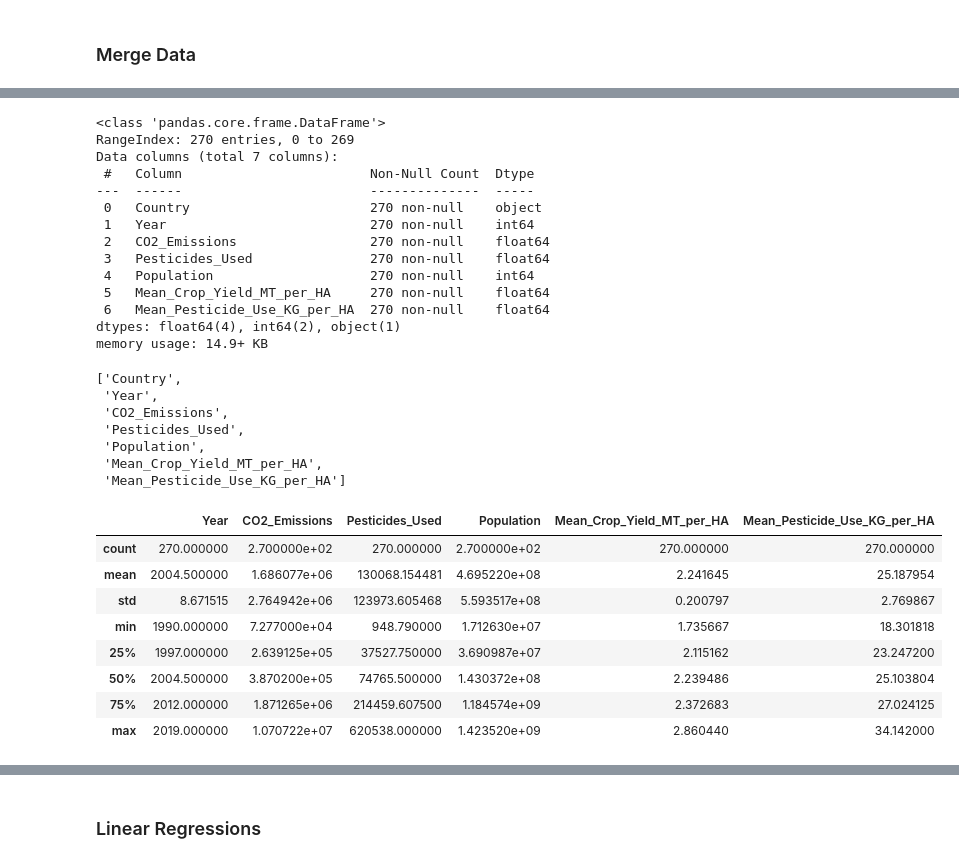
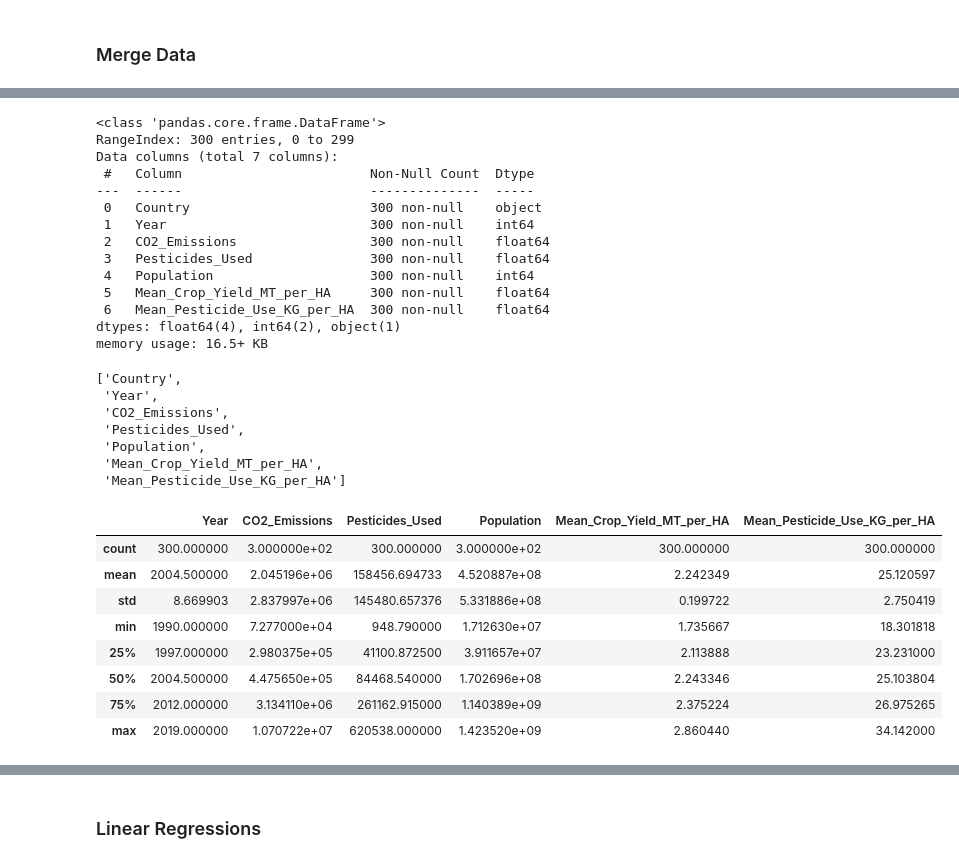
Before and after one commit to EdGonz44/Project-3, a Jupyter notebook: jenny-folder/code-jj2.ipynb, the cells around one changed output, grey strips where cells are left out. Saved outputs shown, nothing was run; the diff lists cells and outputs as text; code cells hidden in the pictures.

```diff
--- a/jenny-folder/code-jj2.ipynb
+++ b/jenny-folder/code-jj2.ipynb
@@ -112,7 +108,8 @@ cc_impact_on_ag_df = pd.read_csv('Resources/climate_change_impact_on_agriculture
 cc_impact_on_ag_df = cc_impact_on_ag_df[['Year', 'Country', 'Crop_Yield_MT_per_HA', 'Pesticide_Use_KG_per_HA']]
 cc_impact_grouped = cc_impact_on_ag_df.groupby(['Country', 'Year']).mean().reset_index()
 cc_impact_grouped.columns = ['Country', 'Year', 'Mean_Crop_Yield_MT_per_HA', 'Mean_Pesticide_Use_KG_per_HA']
-cc_impact_grouped.head()
+cc_impact_grouped['Country'] = cc_impact_grouped['Country'].replace('USA', 'United States')
+cc_impact_grouped
 # %% [output]
 |  | Country | Year | Mean_Crop_Yield_MT_per_HA | Mean_Pesticide_Use_KG_per_HA |
 | 0 | Argentina | 1990 | 2.400480 | 26.308400 |
@@ -213,19 +227,19 @@ Name: count, dtype: int64
 merged_df.info()
 # %% [output]
 <class 'pandas.core.frame.DataFrame'>
-RangeIndex: 270 entries, 0 to 269
+RangeIndex: 300 entries, 0 to 299
 Data columns (total 7 columns):
  #   Column                        Non-Null Count  Dtype
 ---  ------                        --------------  -----
- 0   Country                       270 non-null    object
- 1   Year                          270 non-null    int64
- 2   CO2_Emissions                 270 non-null    float64
- 3   Pesticides_Used               270 non-null    float64
- 4   Population                    270 non-null    int64
- 5   Mean_Crop_Yield_MT_per_HA     270 non-null    float64
- 6   Mean_Pesticide_Use_KG_per_HA  270 non-null    float64
+ 0   Country                       300 non-null    object
+ 1   Year                          300 non-null    int64
+ 2   CO2_Emissions                 300 non-null    float64
+ 3   Pesticides_Used               300 non-null    float64
+ 4   Population                    300 non-null    int64
+ 5   Mean_Crop_Yield_MT_per_HA     300 non-null    float64
+ 6   Mean_Pesticide_Use_KG_per_HA  300 non-null    float64
 dtypes: float64(4), int64(2), object(1)
-memory usage: 14.9+ KB
+memory usage: 16.5+ KB
 # %%
 merged_cols = merged_df.columns.tolist()
 merged_cols
@@ -239,14 +253,15 @@ merged_cols
  'Mean_Pesticide_Use_KG_per_HA']
 # %%
 # check stats
-merged_df.describe()
+stats_df = merged_df.describe()
+stats_df
 # %% [output]
 |  | Year | CO2_Emissions | Pesticides_Used | Population | Mean_Crop_Yield_MT_per_HA | Mean_Pesticide_Use_KG_per_HA |
-| count | 270.000000 | 2.700000e+02 | 270.000000 | 2.700000e+02 | 270.000000 | 270.000000 |
-| mean | 2004.500000 | 1.686077e+06 | 130068.154481 | 4.695220e+08 | 2.241645 | 25.187954 |
-| std | 8.671515 | 2.764942e+06 | 123973.605468 | 5.593517e+08 | 0.200797 | 2.769867 |
+| count | 300.000000 | 3.000000e+02 | 300.000000 | 3.000000e+02 | 300.000000 | 300.000000 |
+| mean | 2004.500000 | 2.045196e+06 | 158456.694733 | 4.520887e+08 | 2.242349 | 25.120597 |
+| std | 8.669903 | 2.837997e+06 | 145480.657376 | 5.331886e+08 | 0.199722 | 2.750419 |
 | min | 1990.000000 | 7.277000e+04 | 948.790000 | 1.712630e+07 | 1.735667 | 18.301818 |
-| 25% | 1997.000000 | 2.639125e+05 | 37527.750000 | 3.690987e+07 | 2.115162 | 23.247200 |
-| 50% | 2004.500000 | 3.870200e+05 | 74765.500000 | 1.430372e+08 | 2.239486 | 25.103804 |
-| 75% | 2012.000000 | 1.871265e+06 | 214459.607500 | 1.184574e+09 | 2.372683 | 27.024125 |
+| 25% | 1997.000000 | 2.980375e+05 | 41100.872500 | 3.911657e+07 | 2.113888 | 23.231000 |
+| 50% | 2004.500000 | 4.475650e+05 | 84468.540000 | 1.702696e+08 | 2.243346 | 25.103804 |
+| 75% | 2012.000000 | 3.134110e+06 | 261162.915000 | 1.140389e+09 | 2.375224 | 26.975265 |
 | max | 2019.000000 | 1.070722e+07 | 620538.000000 | 1.423520e+09 | 2.860440 | 34.142000 |
```
Also changed, not shown: parts of 38 cells of this notebook, 15 other files.
